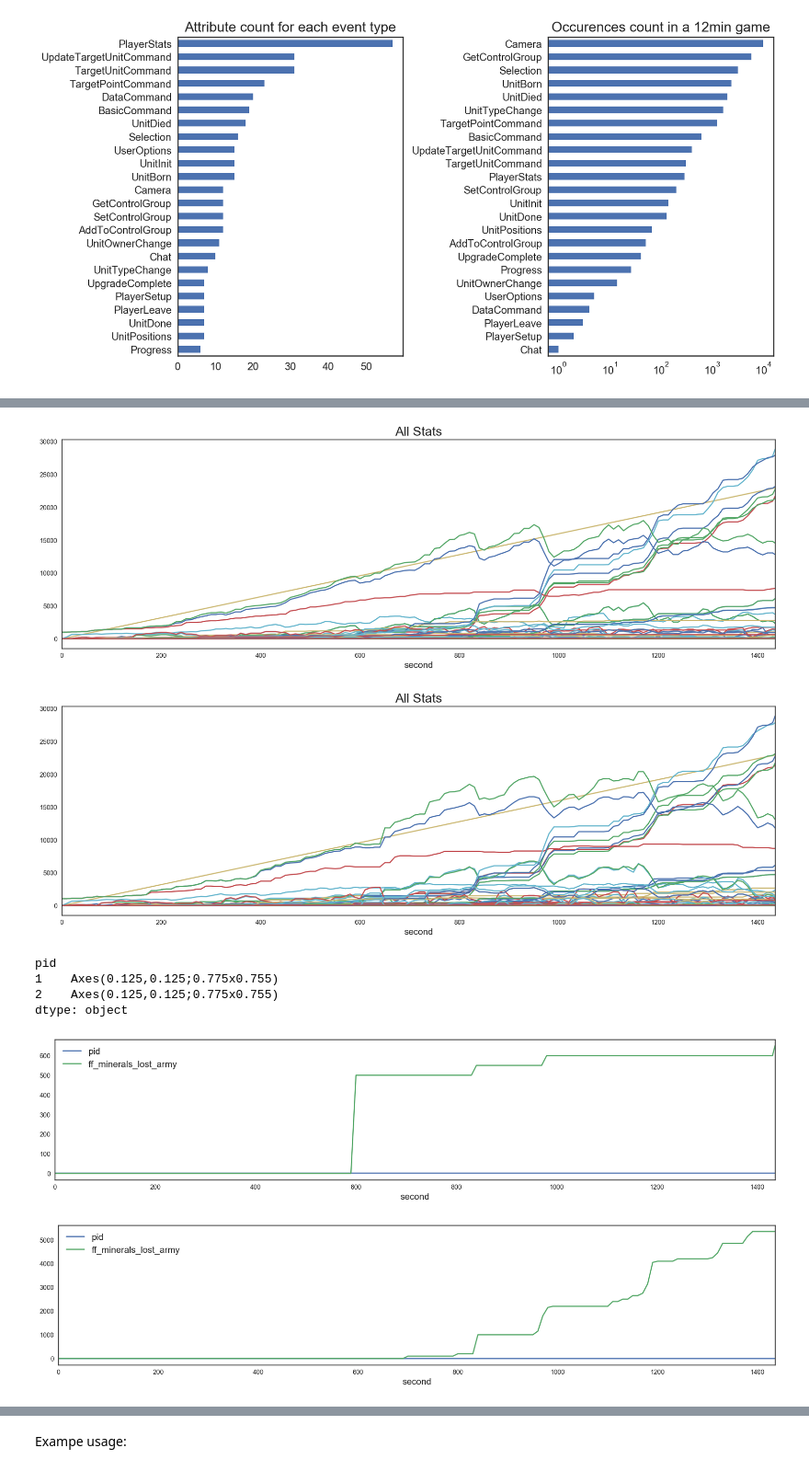
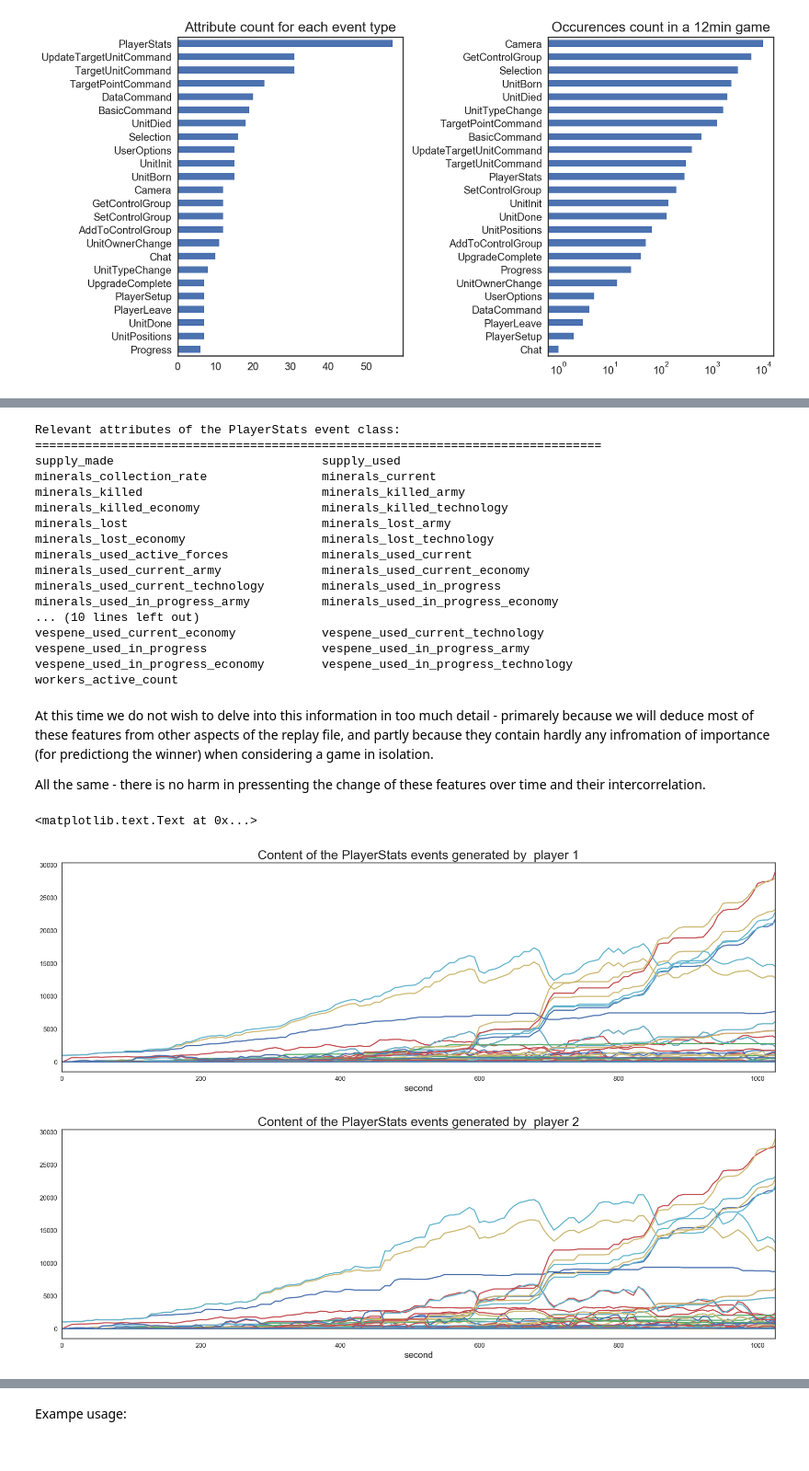
Before and after one commit to Rony-A/sc2-replay-analysis, a Jupyter notebook: mycchaka/capstone/Starcraft II.ipynb, the cells around one changed output, grey strips where cells are left out. Shown at 92% size. Saved outputs shown, nothing was run; the diff lists cells and outputs as text; code cells hidden in the pictures.

```diff
--- a/mycchaka/capstone/Starcraft II.ipynb
+++ b/mycchaka/capstone/Starcraft II.ipynb
@@ -232,19 +279,43 @@ ff_vespene_lost_army                 ff_vespene_lost_economy              ff_ves
 # %%
+def getEvents(name = '', replay = replay):
+    return list({event for event in replay.events if name in event.name})
+
 df = pd.DataFrame([{key:event.__dict__[key] for key in event.__dict__.keys()
-              if key not in ['stats','name','player']} for event in getEvents(name='PlayerStats',replay=replay)])
+              if key not in ['stats','name','player','frame']} for event in getEvents(name='PlayerStats',replay=replay)])
+df = df[[col for col in df.columns if 'ff_' not in col]].sort_values(by = 'second')
+df.columns = [col.replace('food', 'supply').replace('pid', 'player_id') for col in df.columns]
+df['second'] = df['second'].apply(lambda x:x/1.4)
 
-df = df.sort_values(by = 'second')
-
-_ = df.groupby('pid').plot(figsize=(20,6), x='second', legend=False, title = 'All Stats')
+print('Relevant attributes of the PlayerStats event class:\n{}'.format('='*79))
+plist(list(df.columns), col_num=2, spacing=40)
 # %% [output]
-[figure, removed]
-[figure, removed]
+Relevant attributes of the PlayerStats event class:
+===============================================================================
+supply_made                             supply_used
+minerals_collection_rate                minerals_current
+minerals_killed                         minerals_killed_army
+minerals_killed_economy                 minerals_killed_technology
+minerals_lost                           minerals_lost_army
+minerals_lost_economy                   minerals_lost_technology
+minerals_used_active_forces             minerals_used_current
+minerals_used_current_army              minerals_used_current_economy
+minerals_used_current_technology        minerals_used_in_progress
+minerals_used_in_progress_army          minerals_used_in_progress_economy
+... (10 lines left out)
+vespene_used_current_economy            vespene_used_current_technology
+vespene_used_in_progress                vespene_used_in_progress_army
+vespene_used_in_progress_economy        vespene_used_in_progress_technology
+workers_active_count
-# %%
-df[['pid','second','ff_minerals_lost_army']].groupby('pid').plot(x='second', figsize=(20,4))
-# %% [output]
-pid
-1    Axes(0.125,0.125;0.775x0.755)
-2    Axes(0.125,0.125;0.775x0.755)
-dtype: object
-[figure, removed]
-[figure, removed]
+# %% [markdown]
+At this time we do not wish to delve into this information in too much detail - primarely because we will deduce most of these features from other aspects of the replay file, and partly because they contain hardly any infromation of importance (for predictiong the winner) when considering a game in isolation.
+
+All the same - there is no harm in pressenting the change of these features over time and their intercorrelation.
+# %%
+
+plot_1, plot_2 = df.groupby('player_id').plot(figsize=(20,6),x='second', legend=False)
+plot_1.set_title('Content of the PlayerStats events generated by  player 1', fontsize=20)
+plot_2.set_title('Content of the PlayerStats events generated by  player 2', fontsize=20)
+# %% [output]
+<matplotlib.text.Text at 0x...>
+[figure, added]
+[figure, added]
```
Also changed, not shown: parts of 55 cells of this notebook, 7 other files.
